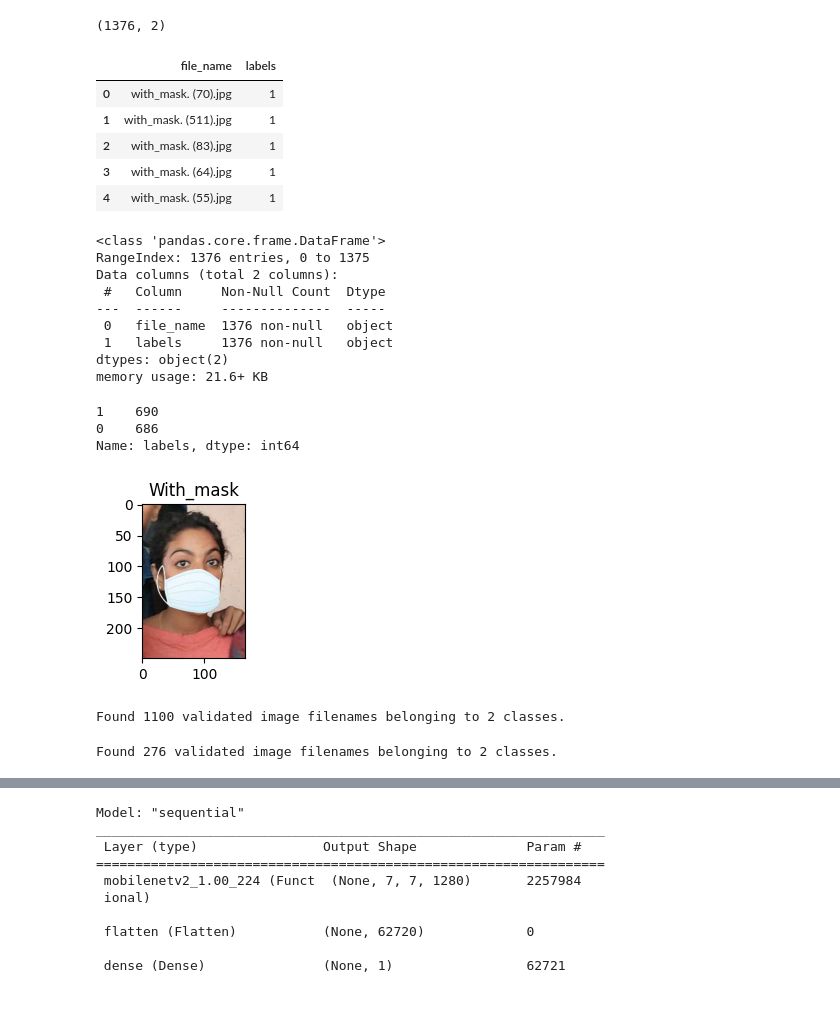
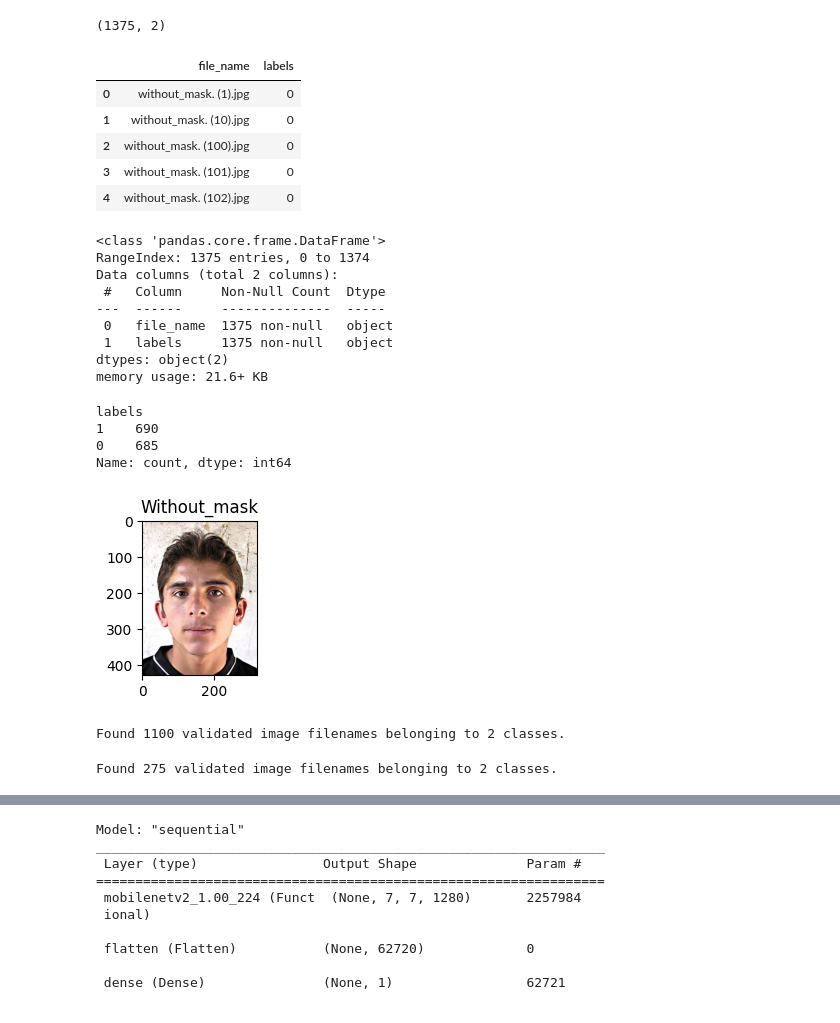
Before and after one commit to amballa-mahesh/dl_face_mask_project, a Jupyter notebook: notebooks/Deep_learning_facemask_detection.ipynb, the cells around one changed output, grey strips where cells are left out. Saved outputs shown, nothing was run; the diff lists cells and outputs as text; code cells hidden in the pictures.

```diff
--- a/notebooks/Deep_learning_facemask_detection.ipynb
+++ b/notebooks/Deep_learning_facemask_detection.ipynb
@@ -10,5 +12,5 @@ import os
 # %%
-image_names = os.listdir('/content/mydrive/MyDrive/DeeplearningImages')
+image_names = os.listdir('downloads/Images')
 # %%
 labels = []
 for image in image_names:
@@ -24,52 +26,53 @@ import numpy as np
 df = pd.DataFrame({'file_name':image_names,'labels':labels})
 df.shape
 # %% [output]
-(1376, 2)
+(1375, 2)
 # %%
 df.head()
 # %% [output]
 |  | file_name | labels |
-| 0 | with_mask. (70).jpg | 1 |
-| 1 | with_mask. (511).jpg | 1 |
-| 2 | with_mask. (83).jpg | 1 |
-| 3 | with_mask. (64).jpg | 1 |
-| 4 | with_mask. (55).jpg | 1 |
+| 0 | without_mask. (1).jpg | 0 |
+| 1 | without_mask. (10).jpg | 0 |
+| 2 | without_mask. (100).jpg | 0 |
+| 3 | without_mask. (101).jpg | 0 |
+| 4 | without_mask. (102).jpg | 0 |
 # %%
 df.info()
 # %% [output]
 <class 'pandas.core.frame.DataFrame'>
-RangeIndex: 1376 entries, 0 to 1375
+RangeIndex: 1375 entries, 0 to 1374
 Data columns (total 2 columns):
  #   Column     Non-Null Count  Dtype
 ---  ------     --------------  -----
- 0   file_name  1376 non-null   object
- 1   labels     1376 non-null   object
+ 0   file_name  1375 non-null   object
+ 1   labels     1375 non-null   object
 dtypes: object(2)
 memory usage: 21.6+ KB
 # %%
 df['labels'].value_counts()
 # %% [output]
+labels
 1    690
-0    686
-Name: labels, dtype: int64
+0    685
+Name: count, dtype: int64
 # %%
 import matplotlib.pyplot as plt
 %matplotlib inline
 import tensorflow
 from tensorflow.keras.preprocessing.image import load_img
 # %%
-i = 0
-image = load_img('/content/mydrive/MyDrive/DeeplearningImages/'+ str(df['file_name'][i]))
+i = 3
+image = load_img('downloads/Images/'+ str(df['file_name'][i]))
 plt.figure(figsize = (4,2))
-if df['labels'][i]==0:
+if df['labels'][i]=="0":
   title = 'Without_mask'
 else:
   title = 'With_mask'
 plt.title(title)
 plt.imshow(image)
 plt.show()
 # %% [output]
-[figure, old version]
+[figure, new version]
 # %%
 from sklearn.model_selection import train_test_split
 # %%
@@ -99,7 +102,7 @@ train_data_generator = train_data.flow_from_dataframe(dataframe = train_df,
 Found 1100 validated image filenames belonging to 2 classes.
 # %%
 test_data_generator = test_data.flow_from_dataframe(dataframe = test_df,
-                                                      directory='/content/mydrive/MyDrive/DeeplearningImages',
+                                                      directory='downloads/Images/',
                                                       target_size =(224,224),
                                                       x_col = 'file_name',
                                                       y_col = 'labels',
@@ -110,7 +113,7 @@ test_data_generator = test_data.flow_from_dataframe(dataframe = test_df,
                                                       shuffle = True,
                                                       validate_filenames = True)
 # %% [output]
-Found 276 validated image filenames belonging to 2 classes.
+Found 275 validated image filenames belonging to 2 classes.
 # %%
 from tensorflow.keras import applications
 # %%
```
Also changed, not shown: parts of 15 cells of this notebook, 1 other file.
